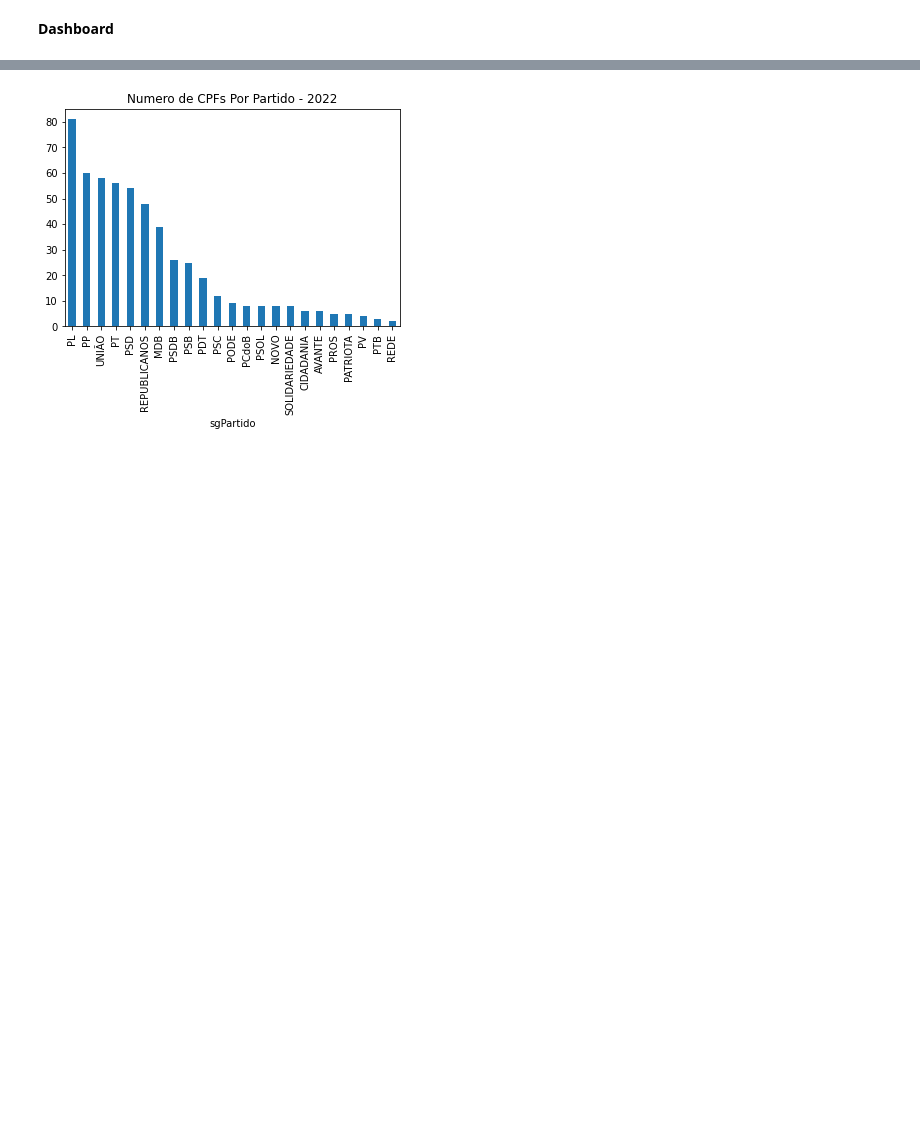
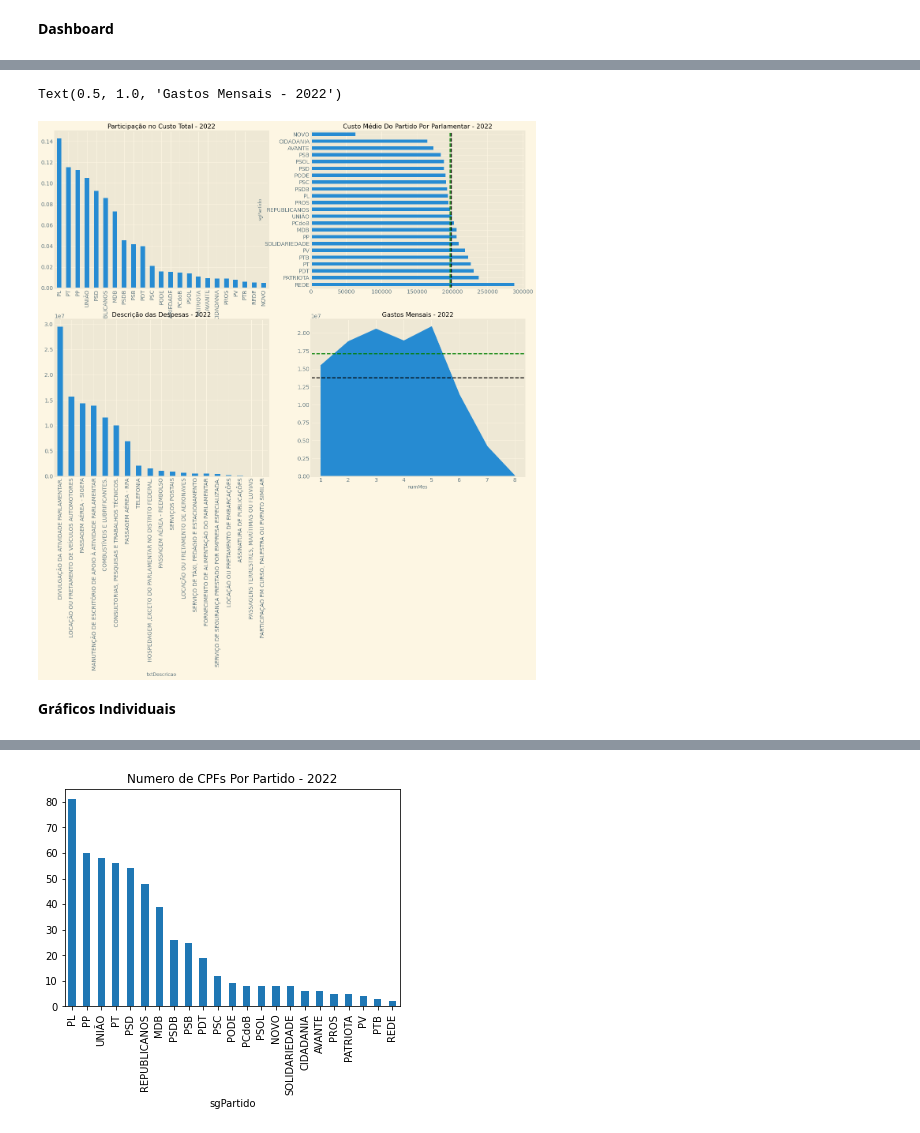
Before and after one commit to joaofranca13/camara-deputados-despesas, a Jupyter notebook: src/dataviz-dados-abertos-camara.ipynb, the cells around one changed output, grey strips where cells are left out. Saved outputs shown, nothing was run; the diff lists cells and outputs as text; code cells hidden in the pictures; blank space fills up the shorter version.

Commit message:
Adicionado novos gráficos e to dos

```diff
--- a/src/dataviz-dados-abertos-camara.ipynb
+++ b/src/dataviz-dados-abertos-camara.ipynb
@@ -89,0 +159,15 @@ plt.show()
+# %%
+c = (
+    ano_corrente_df
+    .groupby("txtDescricao")["vlrDocumento"]
+    .sum()
+    .sort_values(ascending=False)
+
+)
+# %%
+d = (
+    ano_corrente_df
+    .groupby("numMes")["vlrDocumento"]
+    .sum()
+)
+d.mean()
@@ -107,0 +230,32 @@ plt.show()
+# %%
+
+
+plt.figure(figsize=(19, 15))
+plt.style.use('Solarize_Light2')
+
+plt.subplot(2, 2, 1)
+a.plot(kind="bar")
+plt.title("Participação no Custo Total - " + str(ano_corrente - 1))
+
+
+plt.subplot(2, 2, 2)
+b.plot(kind="barh")
+plt.axvline(b.mean(), c="black", ls='--', lw=2.5)
+plt.axvline(b.median(), c="green", ls='--', lw=2.5)
+plt.title("Custo Médio Do Partido Por Parlamentar - " + str(ano_corrente - 1))
+
+plt.subplot(2, 2, 3)
+c.plot(kind="bar")
+plt.title("Descrição das Despesas - " + str(ano_corrente - 1))
+
+
+plt.subplot(2, 2, 4)
+d.plot(kind="area")
+plt.axhline(d.mean(), c="black", ls='--', lw=2.5)
+plt.axhline(d.median(), c="green", ls='--', lw=2.5)
+plt.title("Gastos Mensais - " + str(ano_corrente - 1))
+# %% [output]
+Text(0.5, 1.0, 'Gastos Mensais - 2022')
+[figure, added]
+# %% [markdown]
+**Gráficos Individuais**
```
Also changed, not shown: parts of 17 cells of this notebook, 1 other file.
